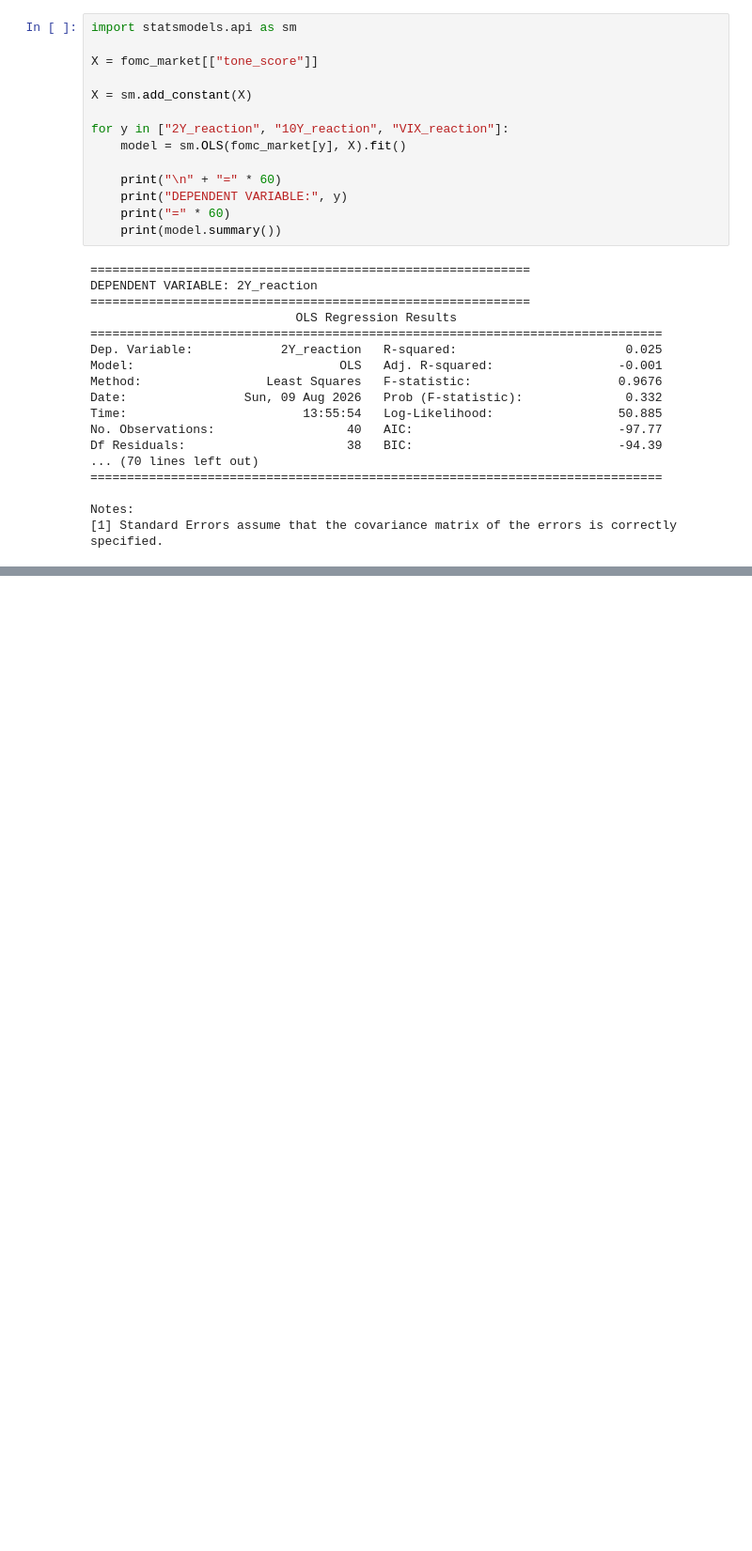
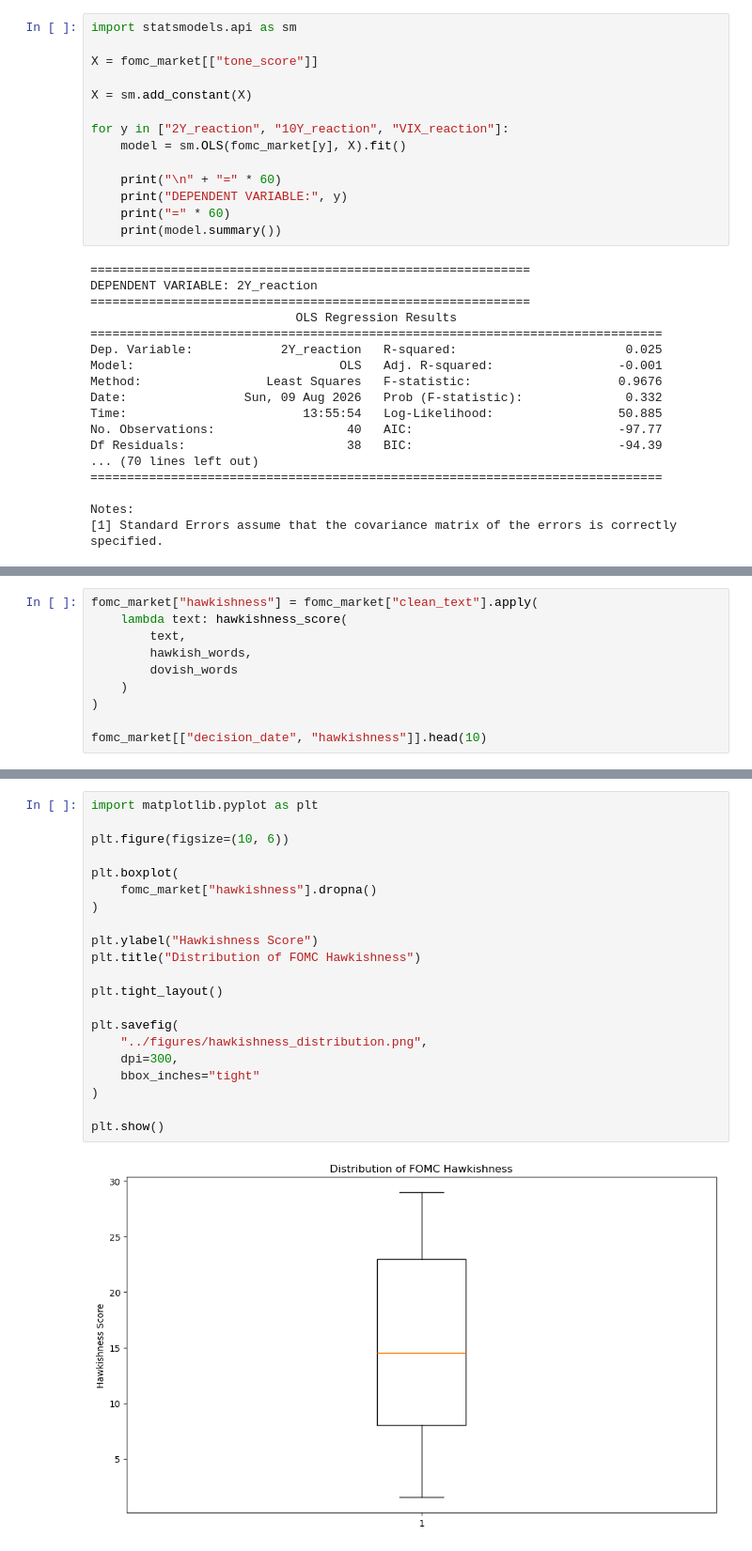
Before and after one commit to HuseynliGulara/prediction-markets-fed-policy-forecasting, a Jupyter notebook: notebooks/02_market_data.ipynb, the cells around one changed output, grey strips where cells are left out. Shown at 94% size. Saved outputs shown, nothing was run; the diff lists cells and outputs as text; blank space fills up the shorter version.

Commit message:
Clean project structure and add methodology

```diff
--- a/notebooks/02_market_data.ipynb
+++ b/notebooks/02_market_data.ipynb
@@ -376,0 +956,10 @@ Notes:
+# %%
+fomc_market["hawkishness"] = fomc_market["clean_text"].apply(
+    lambda text: hawkishness_score(
+        text,
+        hawkish_words,
+        dovish_words
+    )
+)
+
+fomc_market[["decision_date", "hawkishness"]].head(10)
@@ -376,0 +1024,23 @@ Notes:
+# %%
+import matplotlib.pyplot as plt
+
+plt.figure(figsize=(10, 6))
+
+plt.boxplot(
+    fomc_market["hawkishness"].dropna()
+)
+
+plt.ylabel("Hawkishness Score")
+plt.title("Distribution of FOMC Hawkishness")
+
+plt.tight_layout()
+
+plt.savefig(
+    "../figures/hawkishness_distribution.png",
+    dpi=300,
+    bbox_inches="tight"
+)
+
+plt.show()
+# %% [output]
+[figure, added]
```
Also changed, not shown: parts of 33 cells of this notebook, 4 other files.
